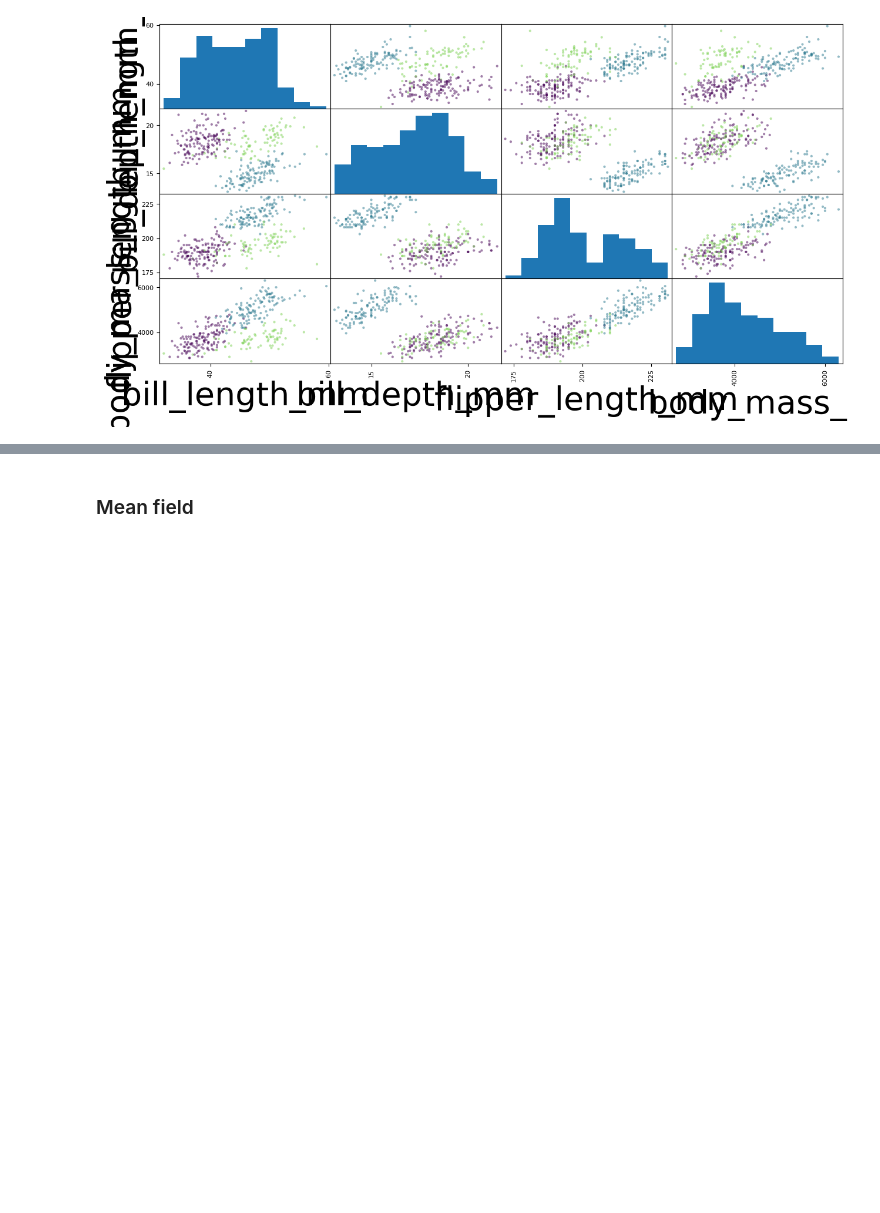
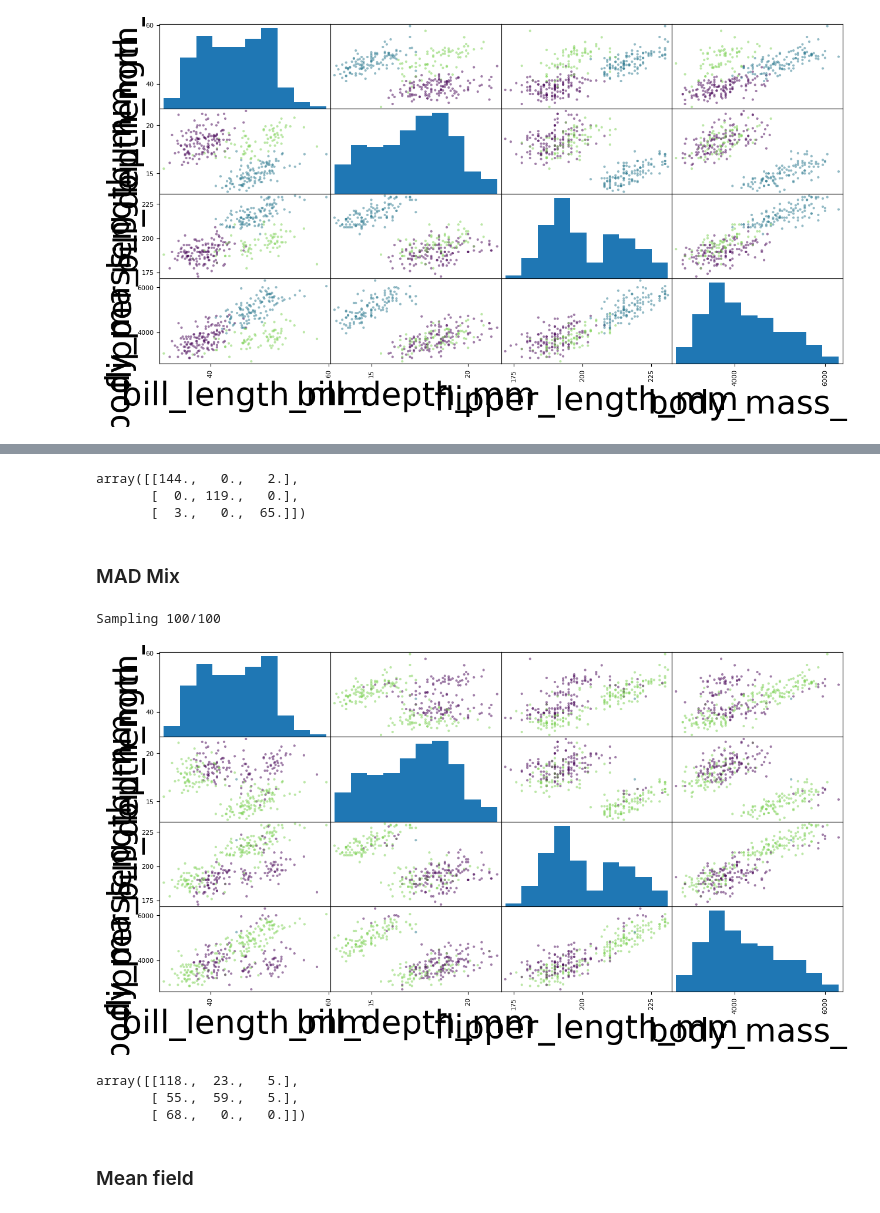
Before and after one commit to giankdiluvi/madmix, a Jupyter notebook: examples/GMM/GaussianMixtureModel.ipynb, the cells around one changed output, grey strips where cells are left out. Cells and saved outputs as stored; diff of their text form; code cells hidden in the pictures; blank space fills up the shorter version.

Commit message:
add madmix to gmm exps

```diff
--- a/examples/GMM/GaussianMixtureModel.ipynb
+++ b/examples/GMM/GaussianMixtureModel.ipynb
@@ -183,0 +143,44 @@ gen_grad_lp=madmix_aux.gmm_gen_grad_lp(K)
+# %%
+confusion_matrix(pg_true,gibbs_pred_pg,K)
+# %% [output]
+array([[144.,   0.,   2.],
+       [  0., 119.,   0.],
+       [  3.,   0.,  65.]])
+# %% [markdown]
+### MAD Mix
+# %%
+########################
+########################
+#    Mad Mix approx    #
+########################
+########################
+
+# flow settings
+sample_size=3
+steps=100
+L=15
+epsilon=0.001
+xi=np.pi/16
+
+# initial arrays
+N,D=pg_dat.shape
+K=3
+mu0=np.array([[-2.,1.,-1.,-1.],  # green
+             [1.,1.,-0.5,-0.5],  # purple
+             [1.,-1.5,1.5,2.]])  # blue
+sigma0=np.zeros((K,D,D))
+invsigma0=np.zeros((K,D,D))
+for k in range(K):
+    sigma0[k,:,:]=0.5*np.eye(D)
+    invsigma0[k,:,:]=np.eye(D)/0.5
+# end for
+w0=np.ones(K)/K
+nu0=1.
+
+randq0=madmix_aux.gen_randq0(N,mu0,sigma0,invsigma0)
+lp = madmix_aux.gmm_gen_lp(K,np.array(pg_dat))
+gen_grad_lp=madmix_aux.gmm_gen_grad_lp(K,np.array(pg_dat))
+# %%
+xd_,ud_,xc_,rho_,uc_=madmix.randqN(sample_size,steps,randq0,L,epsilon,lp,gen_grad_lp,xi)
+# %% [output]
+Sampling 100/100
@@ -183,0 +190,8 @@ gen_grad_lp=madmix_aux.gmm_gen_grad_lp(K)
+# %%
+colors=np.squeeze(np.array(penguins[['species']]))
+colors[np.argmax(xd_,axis=1)==0]='#440154'
+colors[np.argmax(xd_,axis=1)==1]='#7ad151'
+colors[np.argmax(xd_,axis=1)==2]='#2a788e'
+pd.plotting.scatter_matrix(penguins[['bill_length_mm','bill_depth_mm','flipper_length_mm','body_mass_g']],c=colors);
+# %% [output]
+[figure, added]
@@ -184,3 +203,12 @@ gen_grad_lp=madmix_aux.gmm_gen_grad_lp(K)
+# %%
+# account for label permutation
+mad_pred_pg=permute_labels(mad_pred_pg,1,1,K)
+
+confusion_matrix(pg_true,mad_pred_pg,K)
+# %% [output]
+array([[118.,  23.,   5.],
+       [ 55.,  59.,   5.],
+       [ 68.,   0.,   0.]])
 # %% [markdown]
 ### Mean field
 # %%
```
Also changed, not shown: parts of 24 cells of this notebook, 1 other file.
